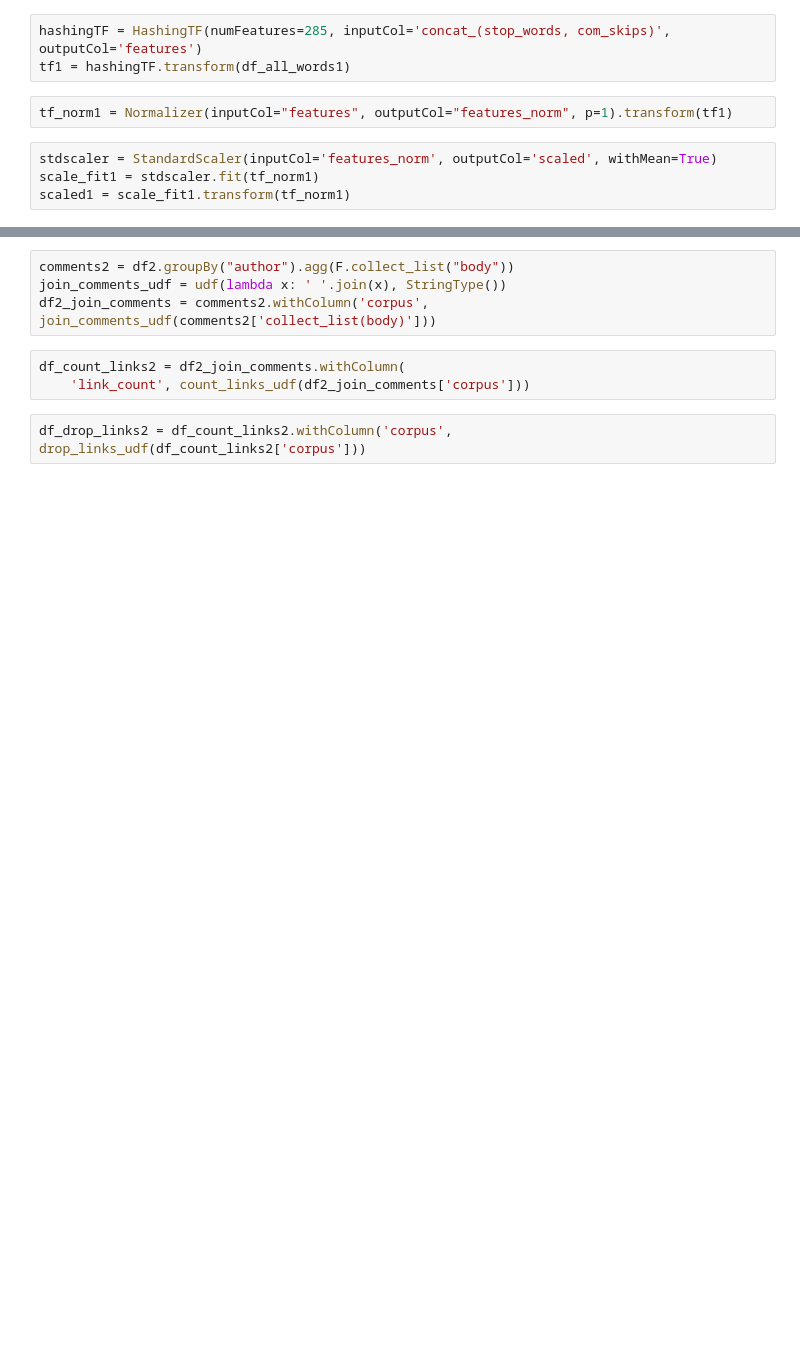
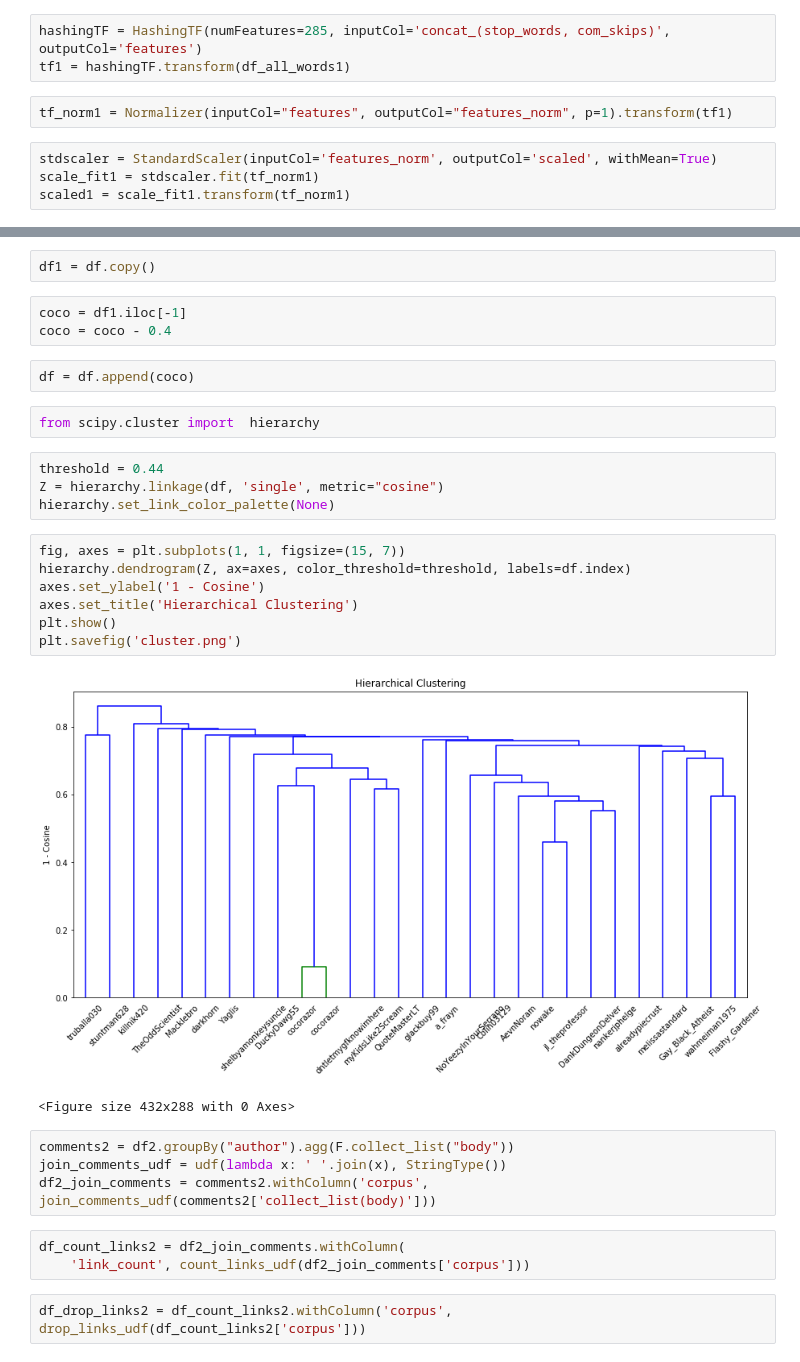
Before and after one commit to jabraunlin/reddit-user-id, a Jupyter notebook: cosines-Copy2.ipynb, the cells around one changed output, grey strips where cells are left out. Drawn from its saved outputs; the diff is of its cells as text; blank space fills up the shorter version.

Commit message:
clustering

```diff
--- a/cosines-Copy2.ipynb
+++ b/cosines-Copy2.ipynb
@@ -273,3 +317,26 @@ scaled1 = scale_fit1.transform(tf_norm1)
+# %%
+df1 = df.copy()
+# %%
+coco = df1.iloc[-1]
+coco = coco - 0.4
+# %%
+df = df.append(coco)
+# %%
+from scipy.cluster import  hierarchy
+# %%
+threshold = 0.44
+Z = hierarchy.linkage(df, 'single', metric="cosine")
+hierarchy.set_link_color_palette(None)
+# %%
+fig, axes = plt.subplots(1, 1, figsize=(15, 7))
+hierarchy.dendrogram(Z, ax=axes, color_threshold=threshold, labels=df.index)
+axes.set_ylabel('1 - Cosine')
+axes.set_title('Hierarchical Clustering')
+plt.show()
+plt.savefig('cluster.png')
+# %% [output]
+[figure, added]
+<Figure size 432x288 with 0 Axes>
 # %%
 comments2 = df2.groupBy("author").agg(F.collect_list("body"))
 join_comments_udf = udf(lambda x: ' '.join(x), StringType())
```
Also changed, not shown: parts of 13 cells of this notebook, 1 other file.
